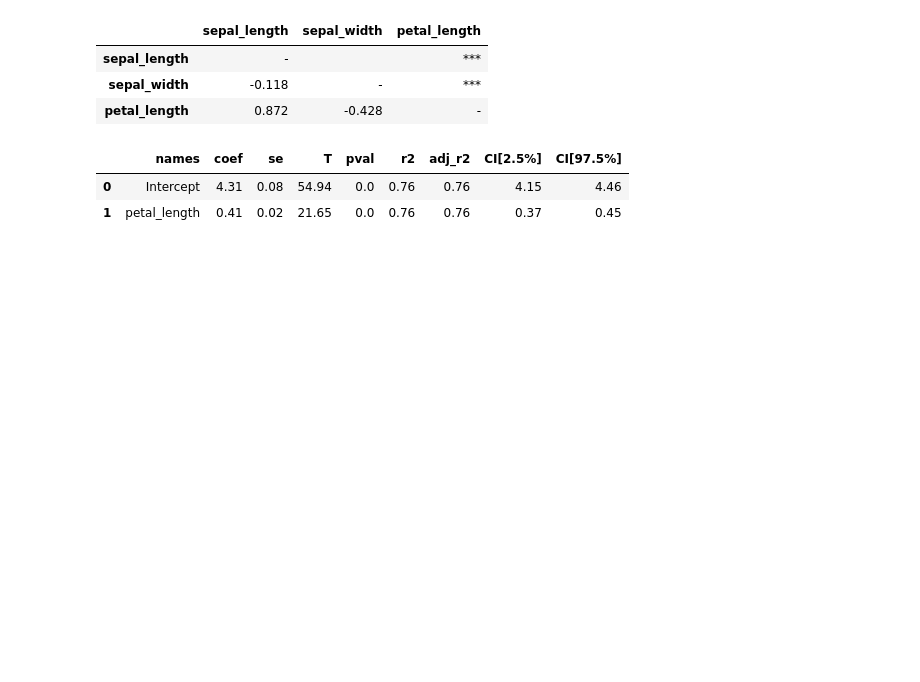
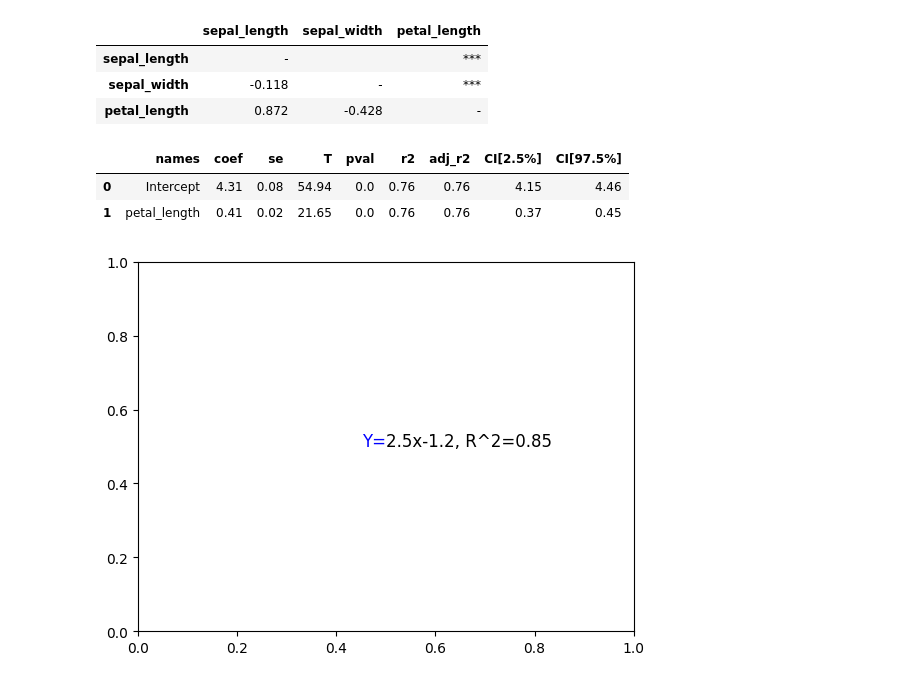
Before and after one commit to dschloe/streamlitbook-saraevan, a Jupyter notebook: ch07/stat.ipynb, the cells around one changed output. Cells and saved outputs as stored; diff of their text form; code cells hidden in the pictures; blank space fills up the shorter version.

```diff
--- a/ch07/stat.ipynb
+++ b/ch07/stat.ipynb
@@ -252,3 +252,30 @@ mod3.round(2)
 |  | names | coef | se | T | pval | r2 | adj_r2 | CI[2.5%] | CI[97.5%] |
 | 0 | Intercept | 4.31 | 0.08 | 54.94 | 0.0 | 0.76 | 0.76 | 4.15 | 4.46 |
 | 1 | petal_length | 0.41 | 0.02 | 21.65 | 0.0 | 0.76 | 0.76 | 0.37 | 0.45 |
+# %%
+import matplotlib.pyplot as plt
+
+# Create a figure and axis
+fig, ax = plt.subplots()
+
+# Set the x and y coordinates
+x = 0.5
+y = 0.5
+
+# Define the text
+slope = 2.5
+intercept = -1.2
+adj_r2 = 0.85
+
+if intercept < 0:
+    equation_text = f'Y={slope:.1f}x{intercept:.1f}, R^2={adj_r2}'
+else:
+    equation_text = f'Y={slope:.1f}x+{intercept:.1f}, R^2={adj_r2}'
+
+# Create the Text objects
+text_obj_y = plt.text(x, y, 'Y=', fontsize=12, ha='right', color='blue')
+text_obj_equation = plt.text(x, y, equation_text[2:], fontsize=12, ha='left')
+
+plt.show()
+# %% [output]
+[figure, added]
```
Also changed, not shown: 2 other files.
